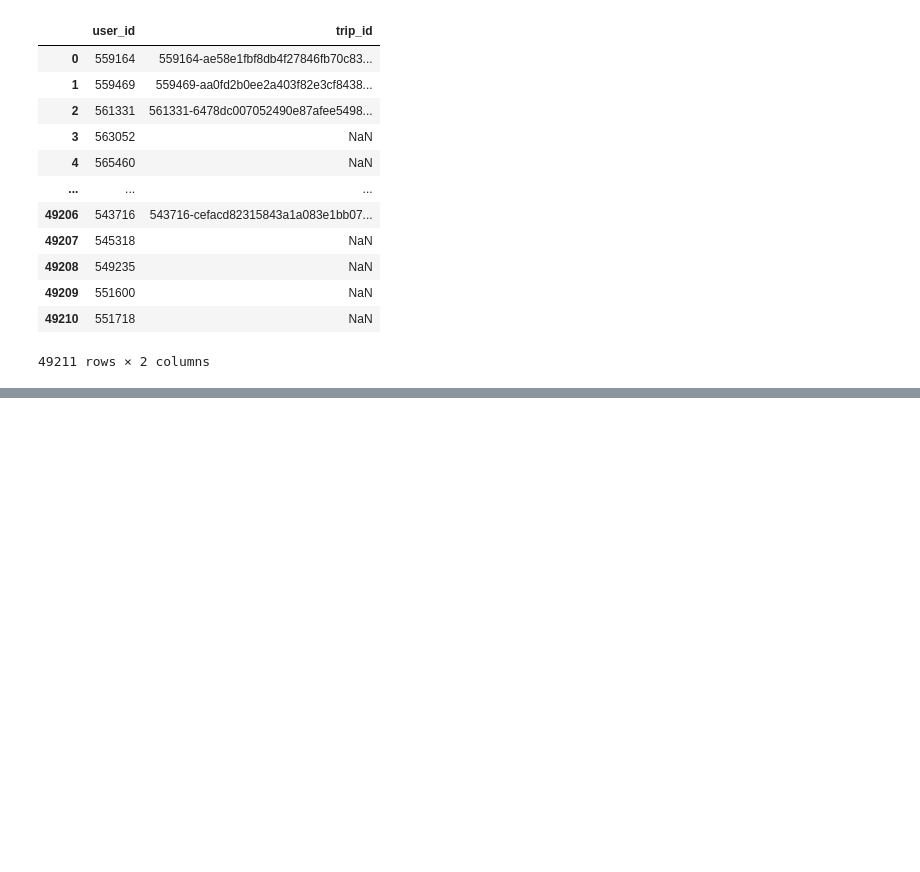
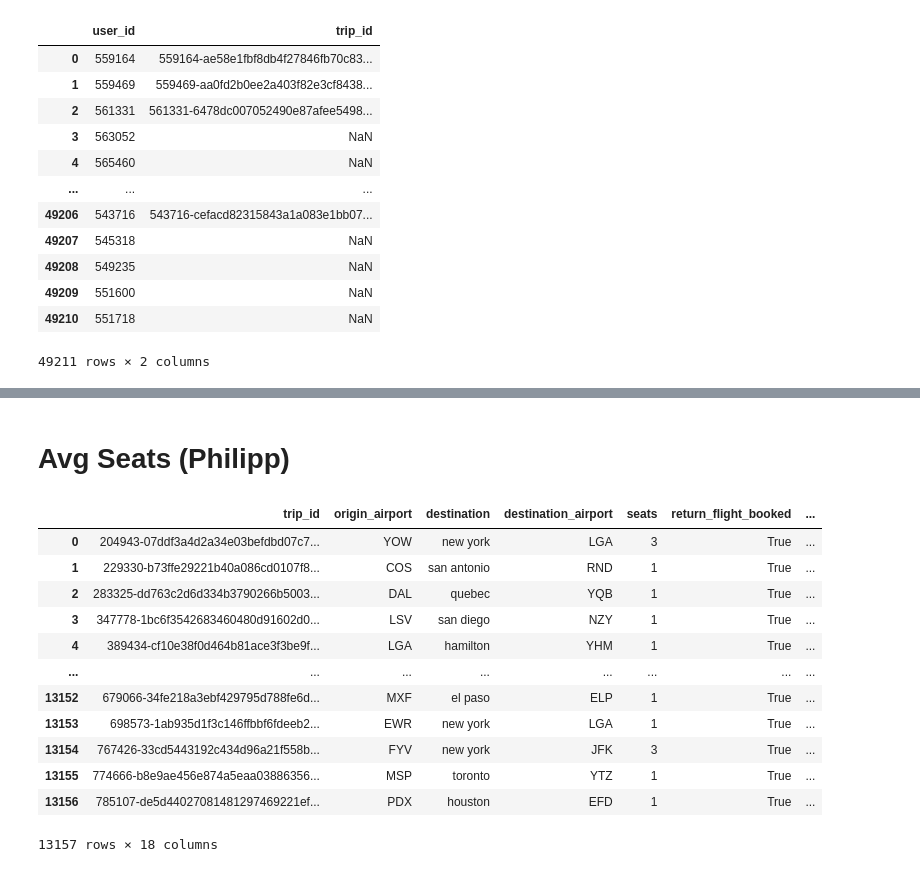
Before and after one commit to anuarsantoyo/TravelTideOct26, a Jupyter notebook: notebooks/user_featrues.ipynb, the cells around one changed output, grey strips where cells are left out. Cells and saved outputs as stored; diff of their text form; code cells hidden in the pictures; blank space fills up the shorter version.

```diff
--- a/notebooks/user_featrues.ipynb
+++ b/notebooks/user_featrues.ipynb
@@ -5,3 +7,18 @@ import pandas as pd
+# %%
+
+sessions = pd.read_csv("../data_preprocessed/sessions_preprocessed.csv")
+flights = pd.read_csv("../data_preprocessed/flights_preprocessed.csv")
+hotels = pd.read_csv("../data_preprocessed/hotels_preprocessed.csv")
+
+cancelled_trip_ids = sessions[sessions["cancellation"]]["trip_id"].unique()
+
+valid_sessions = sessions[~sessions["trip_id"].isin(cancelled_trip_ids)]
+valid_flights = flights[~flights["trip_id"].isin(cancelled_trip_ids)]
+valid_hotels = hotels[~hotels["trip_id"].isin(cancelled_trip_ids)]
+
+
+valid_flights = valid_flights.merge(sessions[["user_id", "trip_id"]], on="trip_id")
+valid_hotels = valid_hotels.merge(sessions[["user_id", "trip_id"]], on="trip_id")
 # %% [markdown]
 # From User Table direct (Jacklynn)
 # %%
@@ -299,0 +266,10 @@ Name: rooms, Length: 5402, dtype: float64
+# %%
+def flight_cat(distance):
+    if distance<1500:
+        return "Short"
+    elif distance<3500:
+        return "Medium"
+    else:
+        return "Long"
+# %%
+valid_flights["distance_cat"] = valid_flights["distance_km"].apply(flight_cat)
@@ -299,0 +357,18 @@ Name: rooms, Length: 5402, dtype: float64
+# %% [markdown]
+# Avg Seats (Philipp)
+# %%
+valid_flights
+# %% [output]
+|  | trip_id | origin_airport | destination | destination_airport | seats | return_flight_booked | ... |
+| 0 | 204943-07ddf3a4d2a34e03befdbd07c7... | YOW | new york | LGA | 3 | True | ... |
+| 1 | 229330-b73ffe29221b40a086cd0107f8... | COS | san antonio | RND | 1 | True | ... |
+| 2 | 283325-dd763c2d6d334b3790266b5003... | DAL | quebec | YQB | 1 | True | ... |
+| 3 | 347778-1bc6f3542683460480d91602d0... | LSV | san diego | NZY | 1 | True | ... |
+| 4 | 389434-cf10e38f0d464b81ace3f3be9f... | LGA | hamilton | YHM | 1 | True | ... |
+| ... | ... | ... | ... | ... | ... | ... | ... |
+| 13152 | 679066-34fe218a3ebf429795d788fe6d... | MXF | el paso | ELP | 1 | True | ... |
+| 13153 | 698573-1ab935d1f3c146ffbbf6fdeeb2... | EWR | new york | LGA | 1 | True | ... |
+| 13154 | 767426-33cd5443192c434d96a21f558b... | FYV | new york | JFK | 3 | True | ... |
+| 13155 | 774666-b8e9ae456e874a5eaa03886356... | MSP | toronto | YTZ | 1 | True | ... |
+| 13156 | 785107-de5d44027081481297469221ef... | PDX | houston | EFD | 1 | True | ... |
+13157 rows × 18 columns
```
Also changed, not shown: parts of 34 cells of this notebook, 1 other file.
